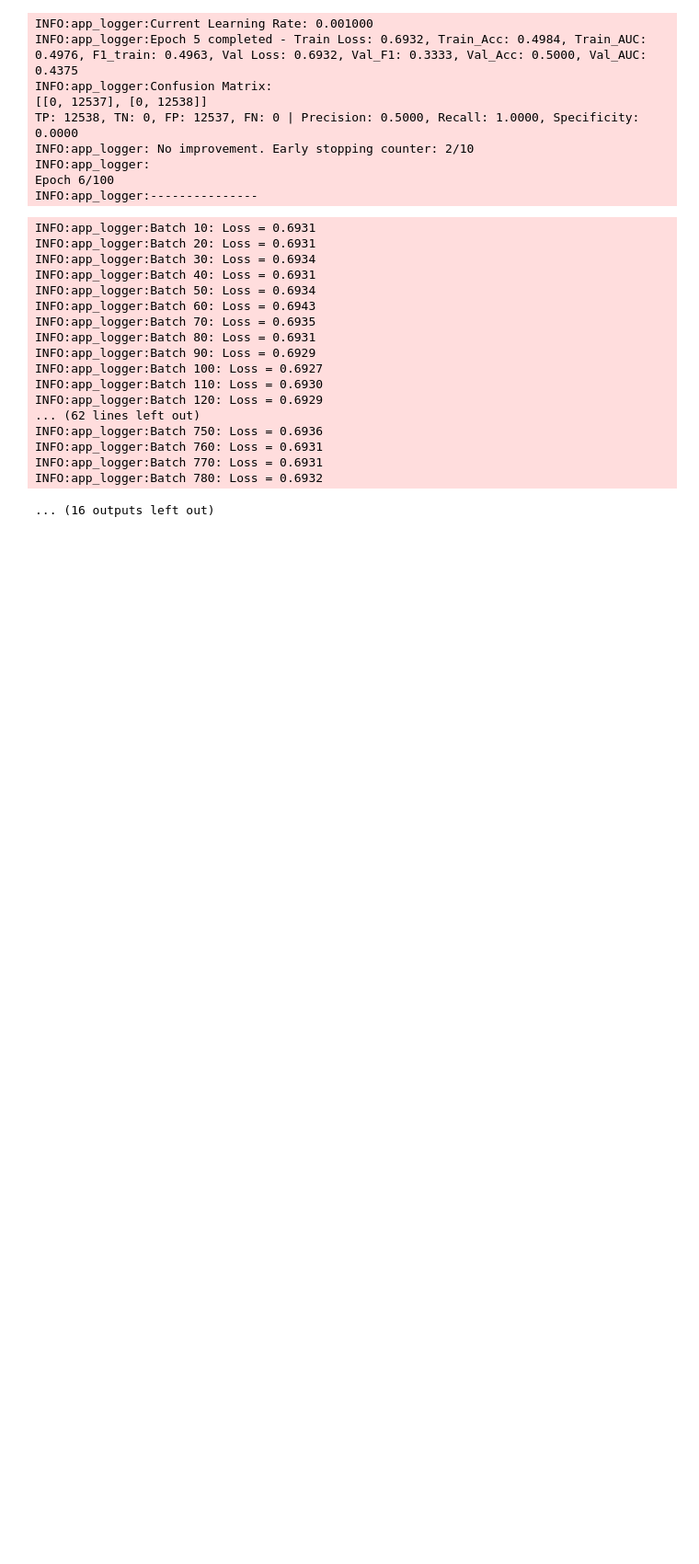
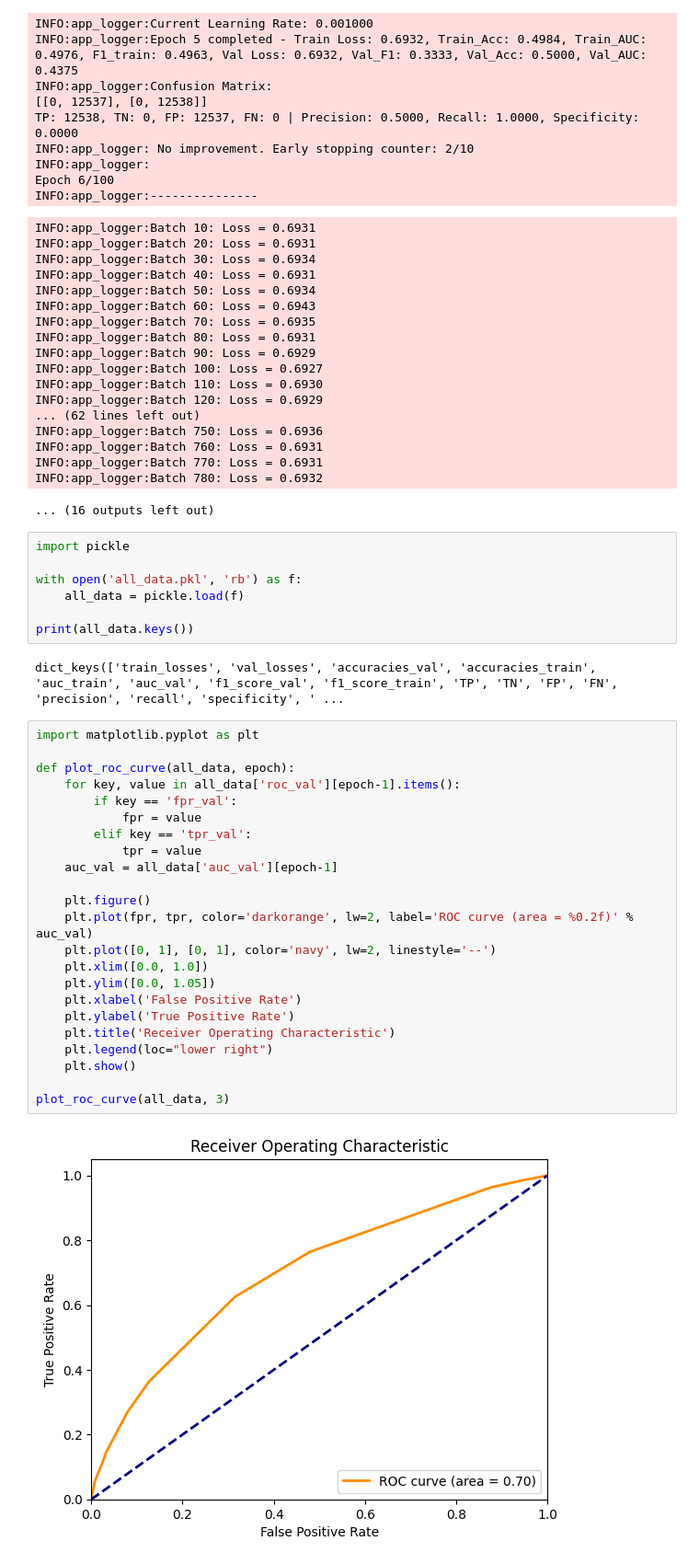
Before and after one commit to EnesDemir143/genie_project, a Jupyter notebook: Task3/test3.ipynb, the cells around one changed output. Shown at 92% size. Cells and saved outputs as stored; diff of their text form; blank space fills up the shorter version.

```diff
--- a/Task3/test3.ipynb
+++ b/Task3/test3.ipynb
@@ -286,3 +286,37 @@ INFO:app_logger:Batch 760: Loss = 0.6931
 INFO:app_logger:Batch 770: Loss = 0.6931
 INFO:app_logger:Batch 780: Loss = 0.6932
 ... (16 outputs left out)
+# %%
+import pickle
+
+with open('all_data.pkl', 'rb') as f:
+    all_data = pickle.load(f)
+
+print(all_data.keys())
+# %% [output]
+dict_keys(['train_losses', 'val_losses', 'accuracies_val', 'accuracies_train', 'auc_train', 'auc_val', 'f1_score_val', 'f1_score_train', 'TP', 'TN', 'FP', 'FN', 'precision', 'recall', 'specificity', ' ...
+# %%
+import matplotlib.pyplot as plt
+
+def plot_roc_curve(all_data, epoch):
+    for key, value in all_data['roc_val'][epoch-1].items():
+        if key == 'fpr_val':
+            fpr = value
+        elif key == 'tpr_val':
+            tpr = value
+    auc_val = all_data['auc_val'][epoch-1]
+
+    plt.figure()
+    plt.plot(fpr, tpr, color='darkorange', lw=2, label='ROC curve (area = %0.2f)' % auc_val)
+    plt.plot([0, 1], [0, 1], color='navy', lw=2, linestyle='--')
+    plt.xlim([0.0, 1.0])
+    plt.ylim([0.0, 1.05])
+    plt.xlabel('False Positive Rate')
+    plt.ylabel('True Positive Rate')
+    plt.title('Receiver Operating Characteristic')
+    plt.legend(loc="lower right")
+    plt.show()
+
+plot_roc_curve(all_data, 3)
+# %% [output]
+[figure, added]
```
Also changed, not shown: parts of 3 cells of this notebook.
